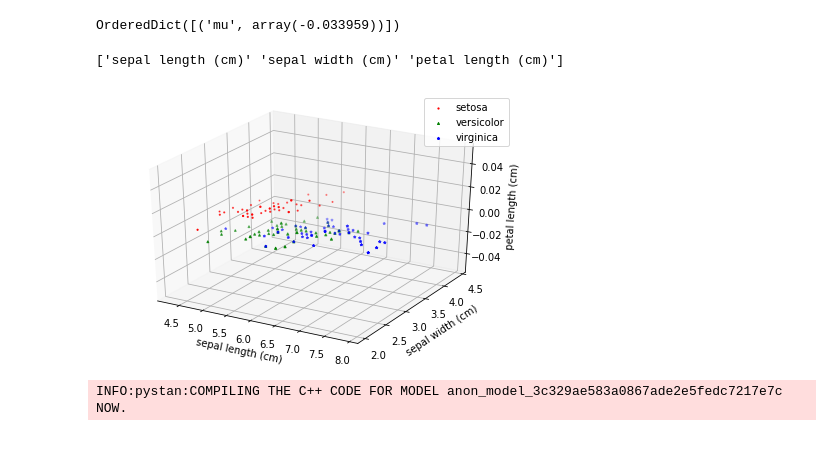
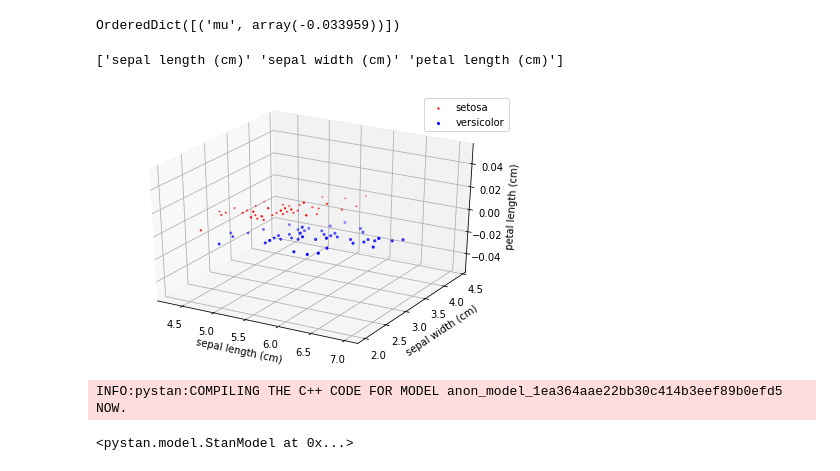
Before and after one commit to Daniel-E-B/CS321-Machine-Learning-A, a Jupyter notebook: proba/proba.ipynb, the cells around one changed output. Drawn from its saved outputs; the diff is of its cells as text; code cells hidden in the pictures.

Commit message:
graphical visualization / validation

```diff
--- a/proba/proba.ipynb
+++ b/proba/proba.ipynb
@@ -32,48 +32,44 @@ OrderedDict([('mu', array(-0.033959))])
 # %%
 from mpl_toolkits.mplot3d import Axes3D
 from sklearn.datasets import load_iris
 import matplotlib.pyplot as plt
 %matplotlib inline
 
 iris = load_iris()
 x = np.delete(iris['data'], 3, 1)
 y = iris['target']
 names = iris['target_names']
 feature_names = np.delete(iris['feature_names'], 3)
 # removed some features to speed up optimization and make it 3d graphable :)
 
-fig = plt.figure()
-ax = fig.add_subplot(111, projection='3d')
+fig1 = plt.figure(1)
+ax = fig1.add_subplot(111, projection='3d')
 
 scatter_0 = plt.scatter(x[:,0][0:50], x[:,1][0:50], x[:,2][0:50], c="r", marker="o", label=names[0])
-scatter_1 = plt.scatter(x[:,0][50:100], x[:,1][50:100], x[:,2][50:100], c="g", marker="^", label=names[1])
-scatter_2 = plt.scatter(x[:,0][100:150], x[:,1][100:150], x[:,2][100:150], c="b", marker="*", label=names[2])
+scatter_1 = plt.scatter(x[:,0][50:100], x[:,1][50:100], x[:,2][50:100], c="b", marker="o", label=names[1])
+# scatter_2 = plt.scatter(x[:,0][100:150], x[:,1][100:150], x[:,2][100:150], c="b", marker="*", label=names[2])
 
-plt.legend(handles=[scatter_0, scatter_1, scatter_2])
+plt.legend(handles=[scatter_0, scatter_1])
 ax.set_xlabel(feature_names[0])
 ax.set_ylabel(feature_names[1])
 ax.set_zlabel(feature_names[2])
 
 print(feature_names)
 
-fig.tight_layout()
+fig1.tight_layout()
 
-plt.show()
+fig1.show()
 # %% [output]
 ['sepal length (cm)' 'sepal width (cm)' 'petal length (cm)']
-[figure, old version]
+[figure, new version]
 # %%
 ocode = """
 data {
-    int<lower=1> N;
+    int N;
 
     vector[N] setosa_sepal_length;
     vector[N] setosa_sepal_width;
     vector[N] setosa_petal_length;
-
-    vector[N] virginica_sepal_length;
-    vector[N] virginica_sepal_width;
-    vector[N] virginica_petal_length;
 
     vector[N] versicolor_sepal_length;
     vector[N] versicolor_sepal_width;
@@ -86,37 +82,28 @@ parameters {
     real mu3;
     real mu4;
     real mu5;
-    real mu6;
-    real mu7;
-    real mu8;
     real sigma0;
     real sigma1;
     real sigma2;
     real sigma3;
     real sigma4;
     real sigma5;
-    real sigma6;
-    real sigma7;
-    real sigma8;
 }
 model {
-    setosa_sepal_length ~ uniform(mu0, sigma0);
-    setosa_sepal_width ~ uniform(mu1, sigma1);
-    setosa_petal_length ~ uniform(mu2, sigma2);
+    setosa_sepal_length ~ normal(mu0, sigma0);
+    setosa_sepal_width ~ normal(mu1, sigma1);
+    setosa_petal_length ~ normal(mu2, sigma2);
 
-    versicolor_sepal_length ~ uniform(mu3, sigma3);
-    versicolor_sepal_width ~ uniform(mu4, sigma4);
-    versicolor_petal_length ~ uniform(mu5, sigma5);
-
-    virginica_sepal_length ~ uniform(mu6, sigma6);
-    virginica_sepal_width ~ uniform(mu7, sigma7);
-    virginica_petal_length ~ uniform(mu8, sigma8);
+    versicolor_sepal_length ~ normal(mu3, sigma3);
+    versicolor_sepal_width ~ normal(mu4, sigma4);
+    versicolor_petal_length ~ normal(mu5, sigma5);
 }
 """
 sm = pystan.StanModel(model_code=ocode)
 sm
 # %% [output]
-INFO:pystan:COMPILING THE C++ CODE FOR MODEL anon_model_3c329ae583a0867ade2e5fedc7217e7c NOW.
+INFO:pystan:COMPILING THE C++ CODE FOR MODEL anon_model_1ea364aae22bb30c414b3eef89b0efd5 NOW.
+<pystan.model.StanModel at 0x...>
 # %%
 input_data = {'N': 50,
               'setosa_sepal_length': x[:,0][0:50],
```
Also changed, not shown: parts of 5 cells of this notebook.
